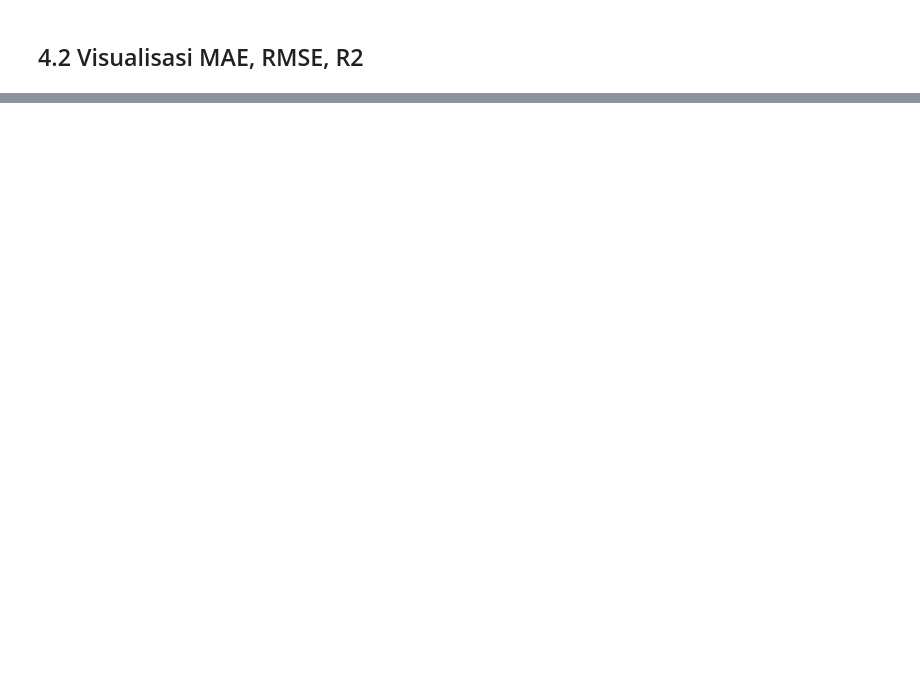
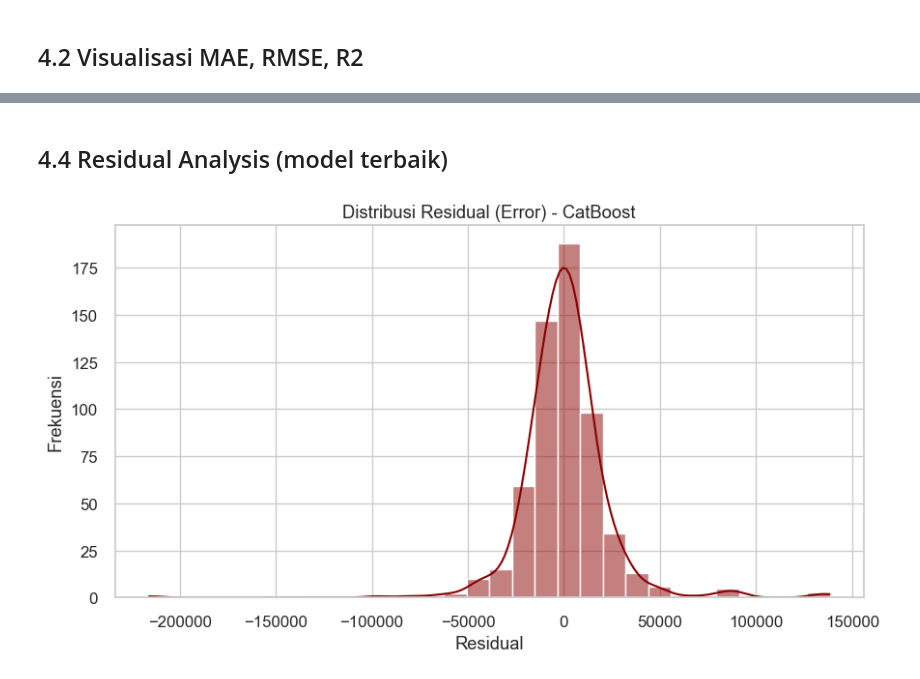
Before and after one commit to SuwandiRamadhan/Bootcamp-AI, a Jupyter notebook: Weekly Assignment 1/Tugas_AmesHousing.ipynb, the cells around one changed output, grey strips where cells are left out. Drawn from its saved outputs; the diff is of its cells as text; code cells hidden in the pictures; blank space fills up the shorter version.

```diff
--- a/Weekly Assignment 1/Tugas_AmesHousing.ipynb
+++ b/Weekly Assignment 1/Tugas_AmesHousing.ipynb
@@ -768,0 +864,15 @@ plt.show()
+# %% [markdown]
+## 4.4 Residual Analysis (model terbaik)
+# %%
+# Residual Analysis untuk model terbaik
+best_model_name = results_df.iloc[0]["Model"]  # otomatis ambil model terbaik dari tabel RMSE
+residuals = y_test - predictions[best_model_name]["test"]
+
+plt.figure(figsize=(10, 5))
+sns.histplot(residuals, kde=True, bins=30, color='darkred')
+plt.title(f"Distribusi Residual (Error) - {best_model_name}")
+plt.xlabel("Residual")
+plt.ylabel("Frekuensi")
+plt.show()
+# %% [output]
+[figure, added]
```
Also changed, not shown: parts of 11 cells of this notebook, 5 other files.
